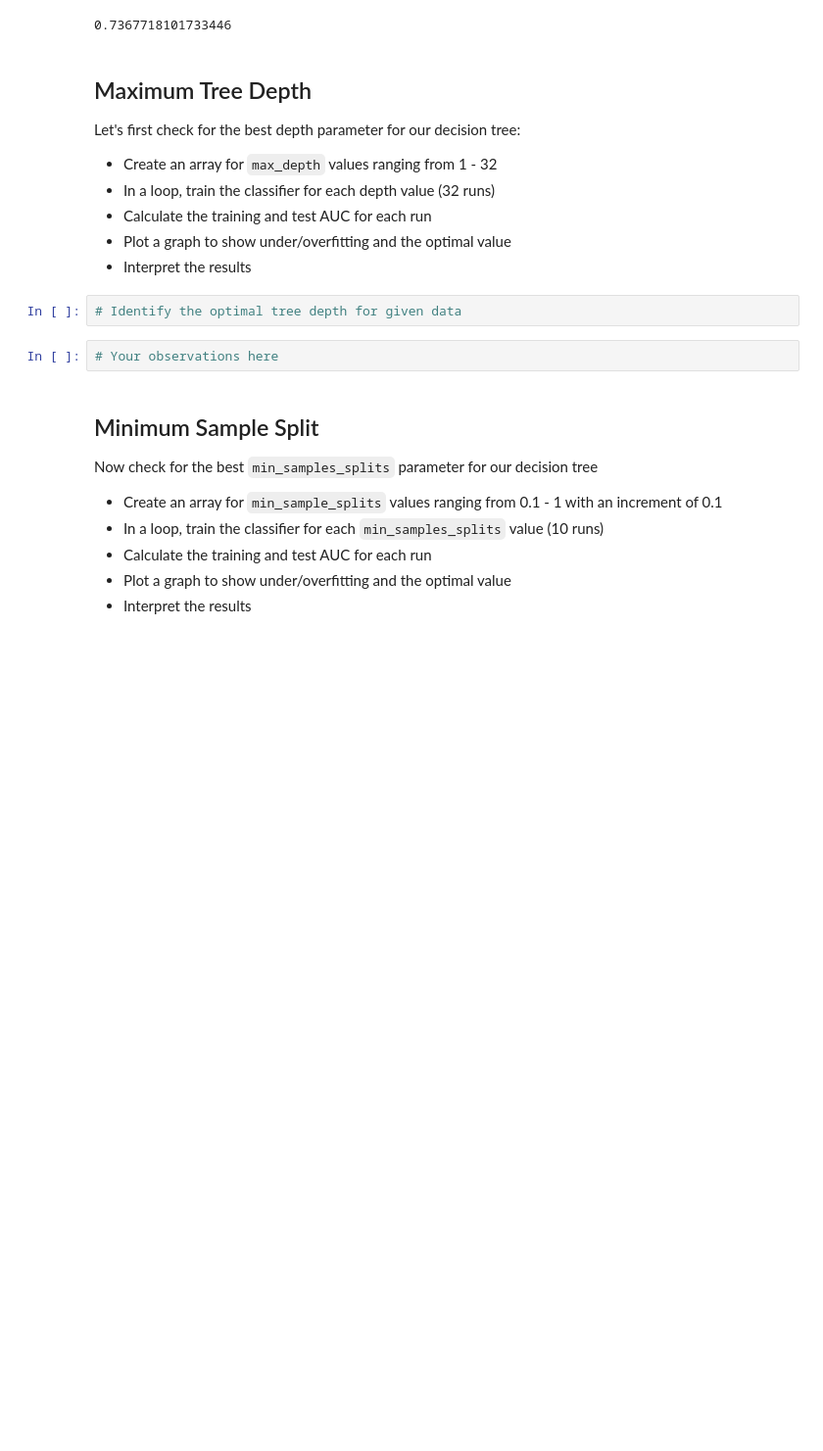
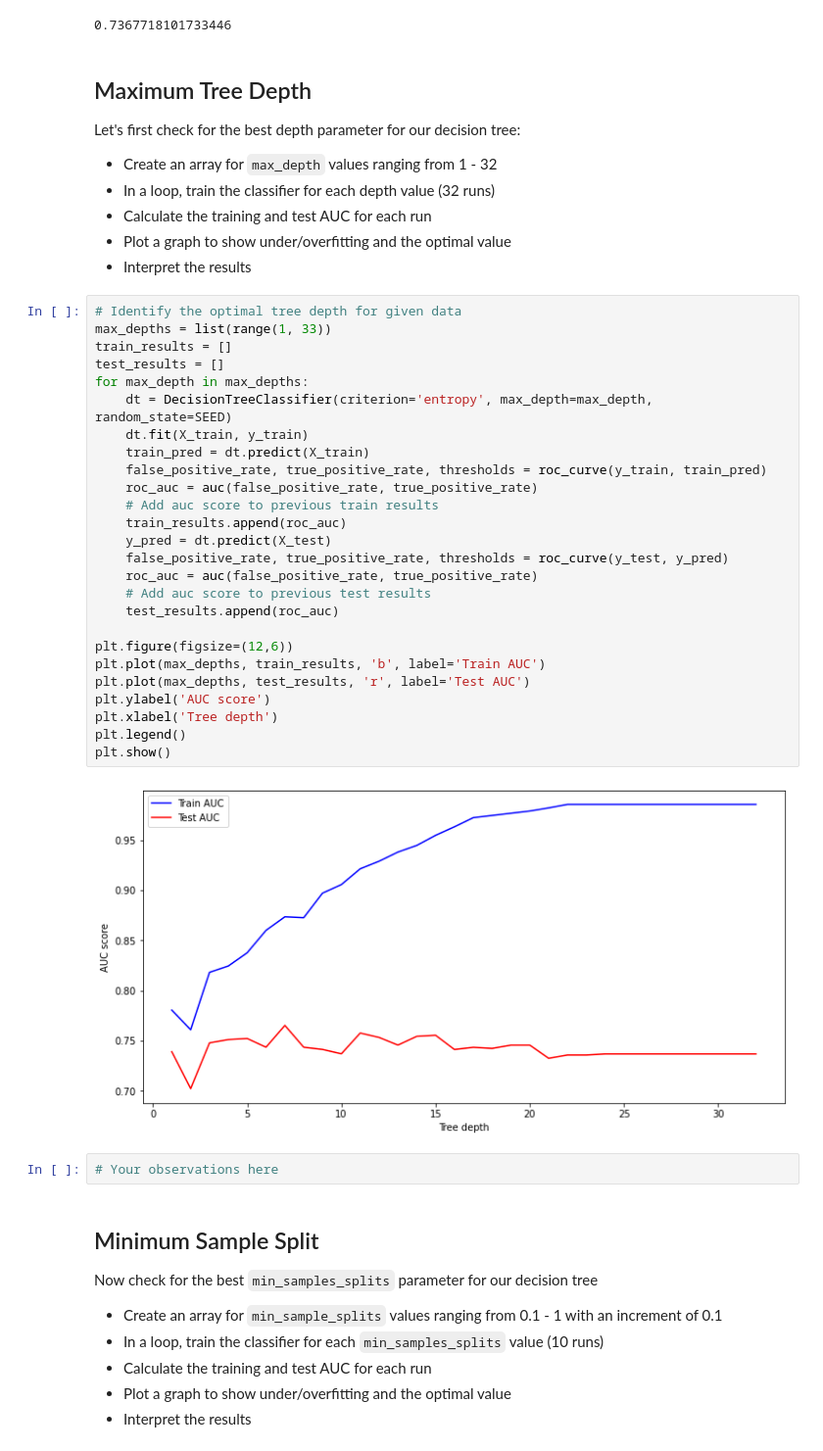
Before and after one commit to Pamela-Chebii/dsc-tuning-decision-trees-lab, a Jupyter notebook: index.ipynb, the cells around one changed output. Shown: that part at 98% size. Saved outputs shown, nothing was run; the diff lists cells and outputs as text; blank space fills up the shorter version.

Commit message:
roc_curve

```diff
--- a/index.ipynb
+++ b/index.ipynb
@@ -90,8 +90,34 @@ Let's first check for the best depth parameter for our decision tree:
 - Calculate the training and test AUC for each run
 - Plot a graph to show under/overfitting and the optimal value
 - Interpret the results
-# %%
-# Identify the optimal tree depth for given data
+# %%
+# Identify the optimal tree depth for given data
+max_depths = list(range(1, 33))
+train_results = []
+test_results = []
+for max_depth in max_depths:
+    dt = DecisionTreeClassifier(criterion='entropy', max_depth=max_depth, random_state=SEED)
+    dt.fit(X_train, y_train)
+    train_pred = dt.predict(X_train)
+    false_positive_rate, true_positive_rate, thresholds = roc_curve(y_train, train_pred)
+    roc_auc = auc(false_positive_rate, true_positive_rate)
+    # Add auc score to previous train results
+    train_results.append(roc_auc)
+    y_pred = dt.predict(X_test)
+    false_positive_rate, true_positive_rate, thresholds = roc_curve(y_test, y_pred)
+    roc_auc = auc(false_positive_rate, true_positive_rate)
+    # Add auc score to previous test results
+    test_results.append(roc_auc)
+
+plt.figure(figsize=(12,6))
+plt.plot(max_depths, train_results, 'b', label='Train AUC')
+plt.plot(max_depths, test_results, 'r', label='Test AUC')
+plt.ylabel('AUC score')
+plt.xlabel('Tree depth')
+plt.legend()
+plt.show()
+# %% [output]
+[figure, added]
 # %%
 # Your observations here
 # %% [markdown]
```
